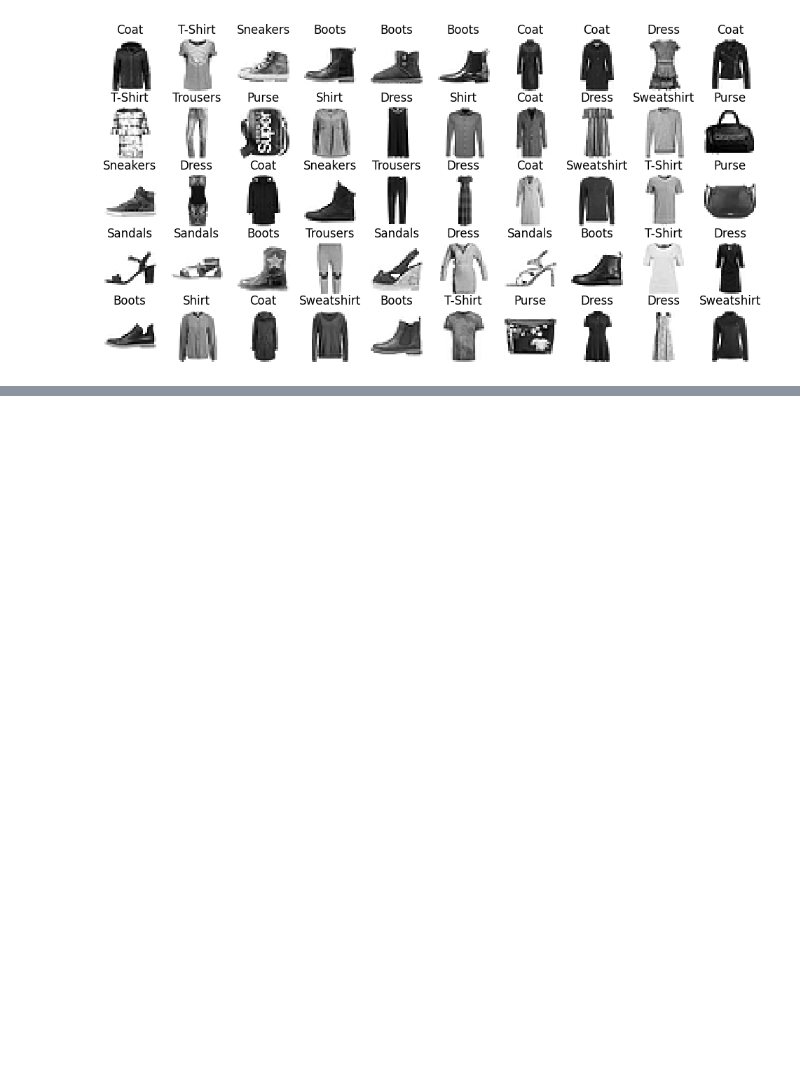
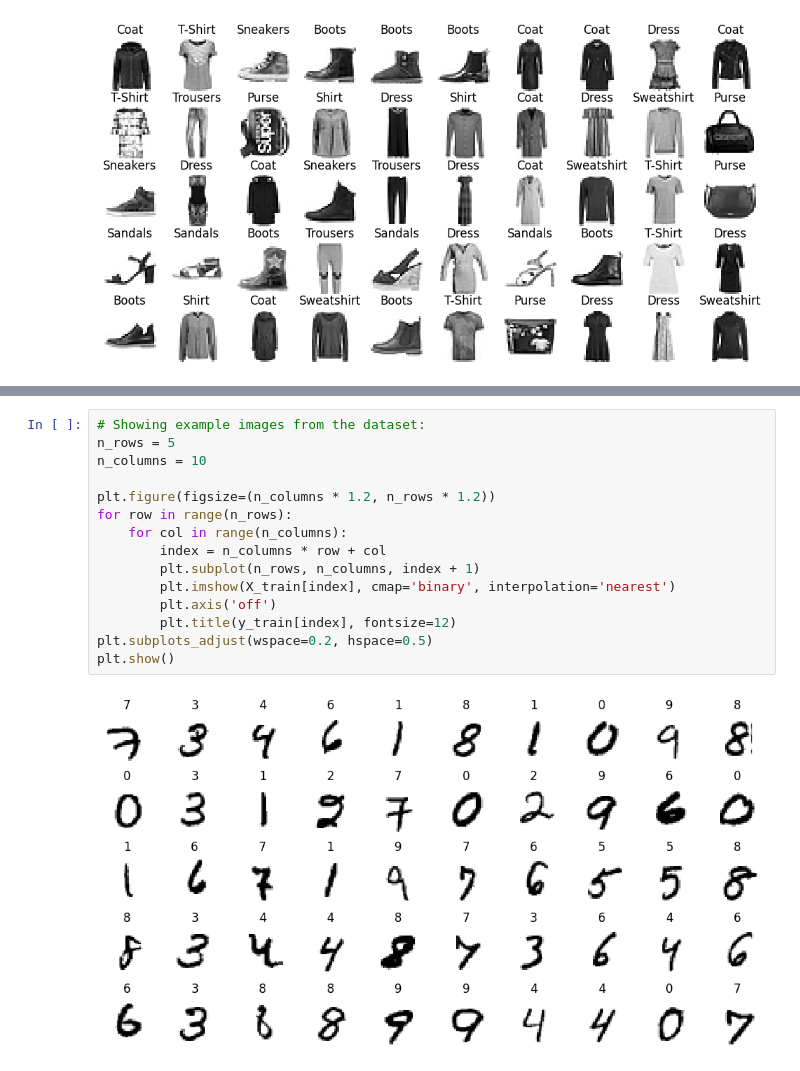
Before and after one commit to Bartlomiej-Kachniarz/Portfolio, a Jupyter notebook: machine_learning/neural_networks/example.ipynb, the cells around one changed output, grey strips where cells are left out. Drawn from its saved outputs; the diff is of its cells as text; blank space fills up the shorter version.

```diff
--- a/machine_learning/neural_networks/example.ipynb
+++ b/machine_learning/neural_networks/example.ipynb
@@ -204,0 +622,17 @@ plt.show()
+# %%
+# Showing example images from the dataset:
+n_rows = 5
+n_columns = 10
+
+plt.figure(figsize=(n_columns * 1.2, n_rows * 1.2))
+for row in range(n_rows):
+    for col in range(n_columns):
+        index = n_columns * row + col
+        plt.subplot(n_rows, n_columns, index + 1)
+        plt.imshow(X_train[index], cmap='binary', interpolation='nearest')
+        plt.axis('off')
+        plt.title(y_train[index], fontsize=12)
+plt.subplots_adjust(wspace=0.2, hspace=0.5)
+plt.show()
+# %% [output]
+[figure, added]
```
Also changed, not shown: parts of 57 cells of this notebook, 16 other files.
